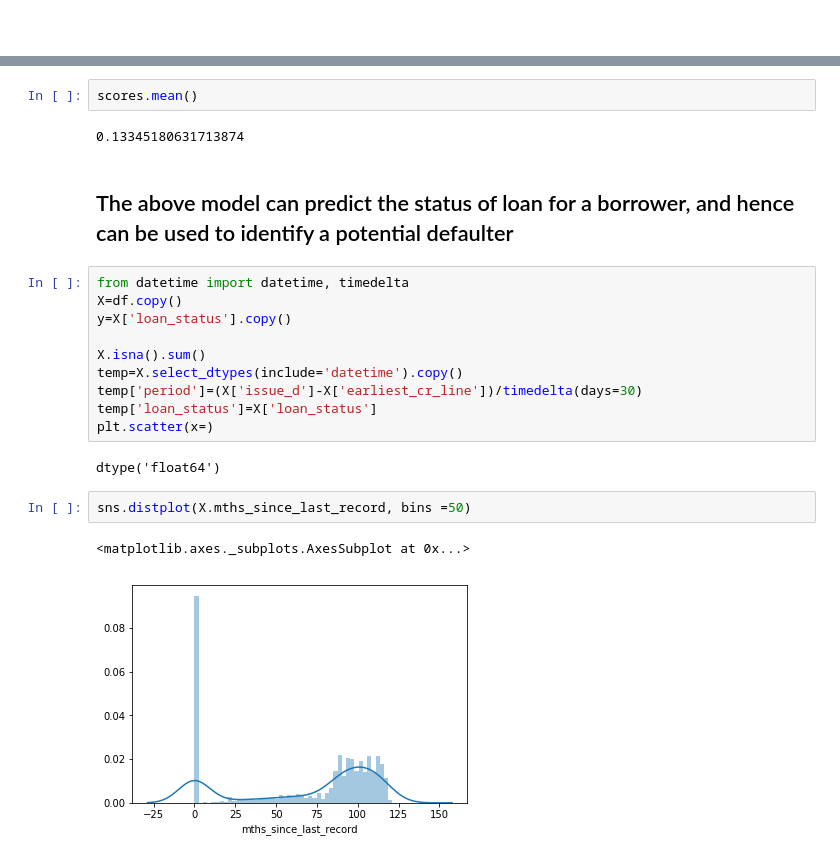
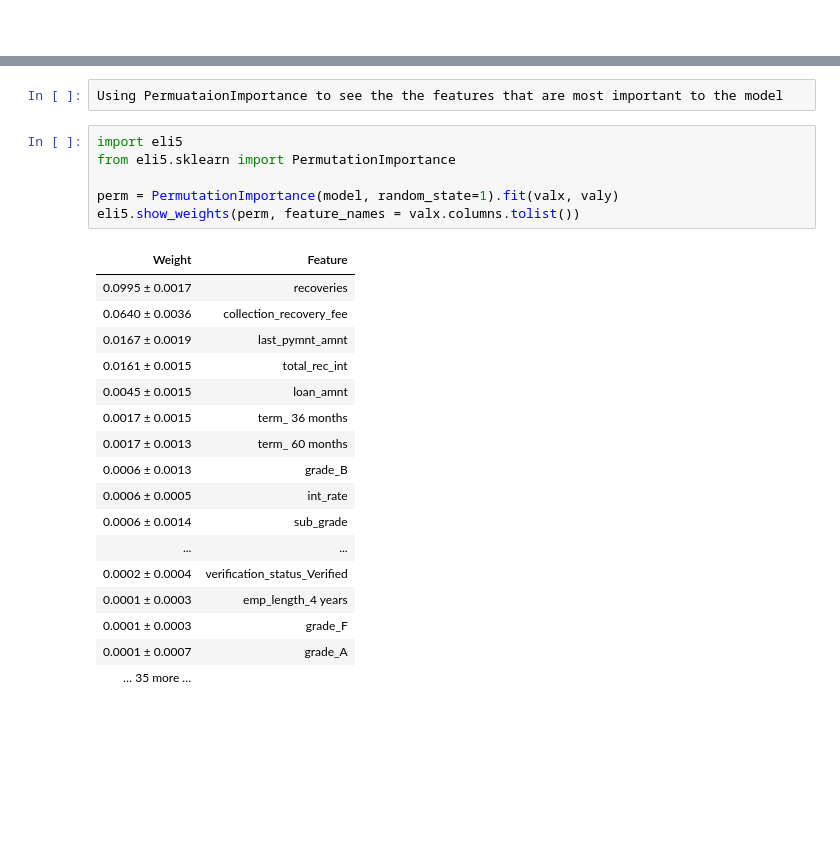
Before and after one commit to winay05/Loan_Prediction, a Jupyter notebook: final.ipynb, the cells around one changed output, grey strips where cells are left out. Drawn from its saved outputs; the diff is of its cells as text; blank space fills up the shorter version.

```diff
--- a/final.ipynb
+++ b/final.ipynb
@@ -203,23 +248,26 @@ scores=-1*cross_val_score(my_pipeline,X,y,cv=5,scoring='neg_log_loss',error_scor
-# %%
-scores.mean()
-# %% [output]
-0.13345180631713874
-# %% [markdown]
-## The above model can predict the status of loan for a borrower, and hence can be used to identify a potential defaulter
-# %%
-from datetime import datetime, timedelta
-X=df.copy()
-y=X['loan_status'].copy()
-
-X.isna().sum()
-temp=X.select_dtypes(include='datetime').copy()
-temp['period']=(X['issue_d']-X['earliest_cr_line'])/timedelta(days=30)
-temp['loan_status']=X['loan_status']
-plt.scatter(x=)
-# %% [output]
-dtype('float64')
-# %%
-sns.distplot(X.mths_since_last_record, bins =50)
-# %% [output]
-<matplotlib.axes._subplots.AxesSubplot at 0x...>
-[figure, removed]
+# %%
+Using PermuataionImportance to see the the features that are most important to the model
+# %%
+import eli5
+from eli5.sklearn import PermutationImportance
+
+perm = PermutationImportance(model, random_state=1).fit(valx, valy)
+eli5.show_weights(perm, feature_names = valx.columns.tolist())
+# %% [output]
+| Weight | Feature |
+| 0.0995 ± 0.0017 | recoveries |
+| 0.0640 ± 0.0036 | collection_recovery_fee |
+| 0.0167 ± 0.0019 | last_pymnt_amnt |
+| 0.0161 ± 0.0015 | total_rec_int |
+| 0.0045 ± 0.0015 | loan_amnt |
+| 0.0017 ± 0.0015 | term_ 36 months |
+| 0.0017 ± 0.0013 | term_ 60 months |
+| 0.0006 ± 0.0013 | grade_B |
+| 0.0006 ± 0.0005 | int_rate |
+| 0.0006 ± 0.0014 | sub_grade |
+| ... | ... |
+| 0.0002 ± 0.0004 | verification_status_Verified |
+| 0.0001 ± 0.0003 | emp_length_4 years |
+| 0.0001 ± 0.0003 | grade_F |
+| 0.0001 ± 0.0007 | grade_A |
+| … 35 more … |  |
```
Also changed, not shown: parts of 32 cells of this notebook, 1 other file.
